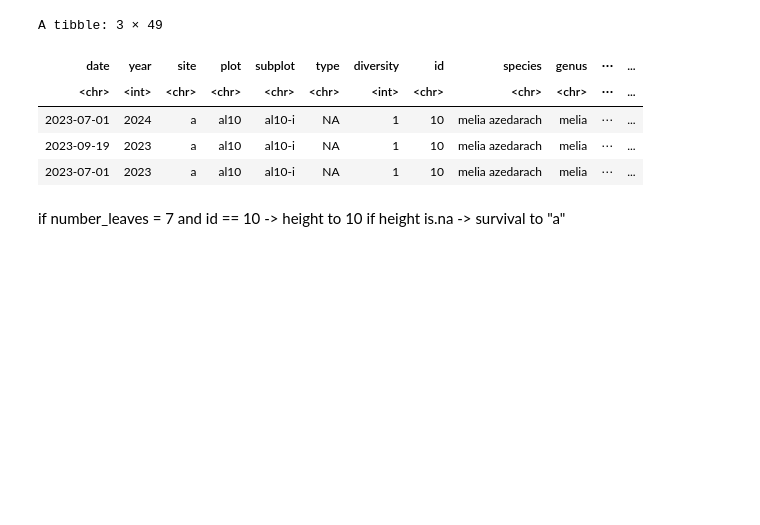
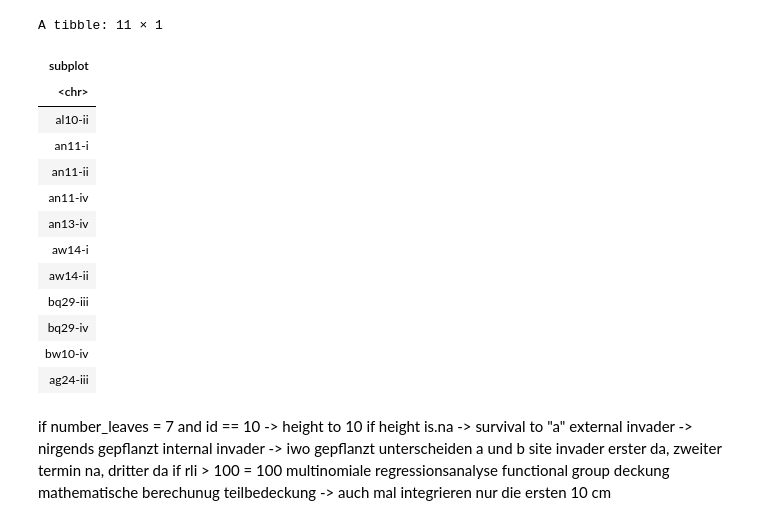
Before and after one commit to ag23wuji/bef_china, a Jupyter notebook: datas_and_notebooks/datacamp_notebooks/finale_analysis2.ipynb, the cells around one changed output. Saved outputs shown, nothing was run; the diff lists cells and outputs as text; code cells hidden in the pictures; blank space fills up the shorter version.

```diff
--- a/datas_and_notebooks/datacamp_notebooks/finale_analysis2.ipynb
+++ b/datas_and_notebooks/datacamp_notebooks/finale_analysis2.ipynb
@@ -31,13 +33,30 @@ $ notes                   <chr> "big cunninghamia right in the middle (128cm h
 # %%
 final_data |>
-filter(id == 10)
+  filter(rli > 100) |>
+  distinct(subplot)
 # %% [output]
-A tibble: 3 × 49
+A tibble: 11 × 1
-| date | year | site | plot | subplot | type | diversity | id | species | genus | ⋯ | ... |
-| <chr> | <int> | <chr> | <chr> | <chr> | <chr> | <int> | <chr> | <chr> | <chr> | ⋯ | ... |
-| 2023-07-01 | 2024 | a | al10 | al10-i | NA | 1 | 10 | melia azedarach | melia | ⋯ | ... |
-| 2023-09-19 | 2023 | a | al10 | al10-i | NA | 1 | 10 | melia azedarach | melia | ⋯ | ... |
-| 2023-07-01 | 2023 | a | al10 | al10-i | NA | 1 | 10 | melia azedarach | melia | ⋯ | ... |
+| subplot |
+| <chr> |
+| al10-ii |
+| an11-i |
+| an11-ii |
+| an11-iv |
+| an13-iv |
+| aw14-i |
+| aw14-ii |
+| bq29-iii |
+| bq29-iv |
+| bw10-iv |
+| ag24-iii |
 # %% [markdown]
 if number_leaves = 7 and id == 10 -> height to 10
 if height is.na -> survival to "a"
+external invader -> nirgends gepflanzt
+internal invader -> iwo gepflanzt unterscheiden a und b
+site invader
+erster da, zweiter termin na, dritter da
+if rli > 100 = 100
+multinomiale regressionsanalyse functional group deckung
+mathematische berechunug teilbedeckung
+-> auch mal integrieren nur die ersten 10 cm
```
Also changed, not shown: parts of 10 cells of this notebook, 8 other files.
